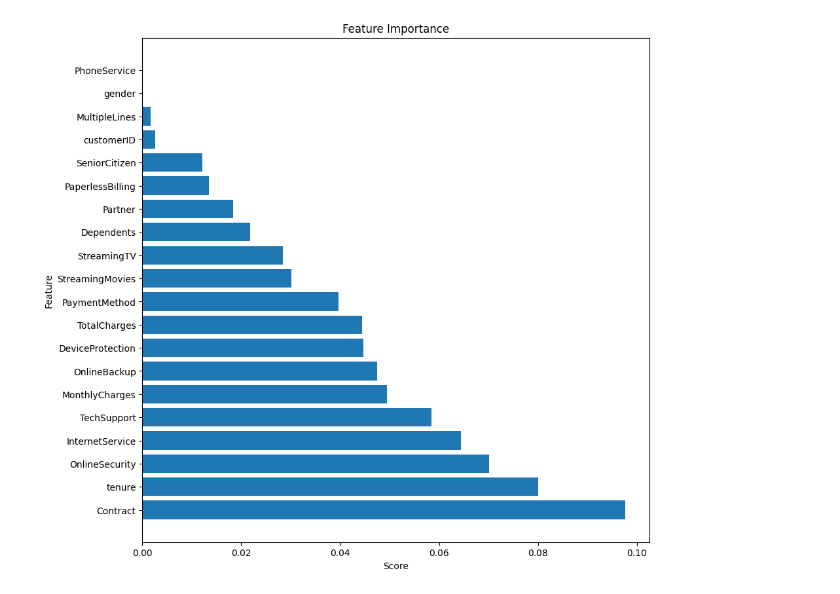
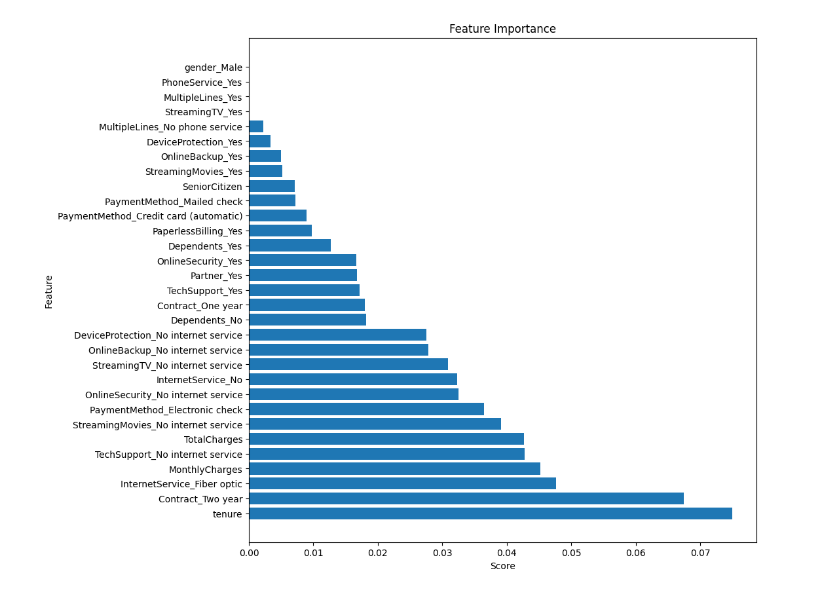
Before and after one commit to anupbhowmik/Logistic-Regression-with-AdaBoost, a Jupyter notebook: solve.ipynb, the cells around one changed output. Saved outputs shown, nothing was run; the diff lists cells and outputs as text; code cells hidden in the pictures.

Commit message:
top score features find

```diff
--- a/solve.ipynb
+++ b/solve.ipynb
@@ -82,23 +92,35 @@ def label_encode(df):
 # %%
 
 learn_df = df.copy()
-fill_missing_values(learn_df, option='mean')
 
-numeric_cols = df.select_dtypes(include=np.number).columns.tolist()
+label_col = 'Churn'
+handle_missing_values(learn_df, option='mean', label_col=label_col)
+
+
+# Split into feature and label data
+X = learn_df.drop(columns=[label_col])
+y = learn_df[label_col]
+
+
+numeric_cols = X.select_dtypes(include=np.number).columns.tolist()
 
 # Exclude columns with binary data
-numeric_cols = [col for col in numeric_cols if len(df[col].unique()) > 2]
+numeric_cols = [col for col in numeric_cols if len(X[col].unique()) > 2]
 # print(numeric_cols)
 
-categorical_cols = df.select_dtypes(exclude=np.number).columns.tolist()
+
+
+categorical_cols = X.select_dtypes(exclude=np.number).columns.tolist()
 # add the binary column back to the list of categorical columns
-binary_cols =  [col for col in numeric_cols if len(df[col].unique()) == 2]
+binary_cols =  [col for col in numeric_cols if len(X[col].unique()) == 2]
 categorical_cols.extend(binary_cols)
-print(categorical_cols)
 
-normalize_numeric_data(learn_df, numeric_cols)
-one_hot_encode(learn_df, categorical_cols)
-label_encode(learn_df)
+
+# print(categorical_cols)
+
+normalize_numeric_data(X, numeric_cols)
+
+X = one_hot_encode(X, categorical_cols)
 # %% [output]
 There are missing values in the dataset.
 Missing values per column:
@@ -141,15 +131,13 @@ memory usage: 660.4 KB
 def LogisticRegression():
     pass
 # %%
-def get_top_score_feature_df(df, label_col, k=15):
+def get_top_score_feature_df(df, y, k=15):
     """Get the top k features with the highest score
         Return a new dataframe with the top k features
     """
 
-    X = df.drop(columns=[label_col])
-    y = df[label_col]
     selector = SelectKBest(mutual_info_classif, k=k)
-    # X_train, X_test, y_train, y_test = train_test_split(X, y, test_size=0.2, random_state=82)
+    X_train, X_test, y_train, y_test = train_test_split(X, y, test_size=0.2, random_state=82)
 
     # Get the scores
     selector.fit(X, y)
@@ -172,9 +160,9 @@ def get_top_score_feature_df(df, label_col, k=15):
 
     return top_score_feature_df
 # %%
-top_score_feature_df = get_top_score_feature_df(learn_df, 'Churn', k=10)
+top_score_feature_df = get_top_score_feature_df(X, y, k=10)
 # %% [output]
-[figure, old version]
+[figure, new version]
 # %%
 top_score_feature_df.head()
 # %% [output]
```
Also changed, not shown: parts of 7 cells of this notebook, 1 other file.
